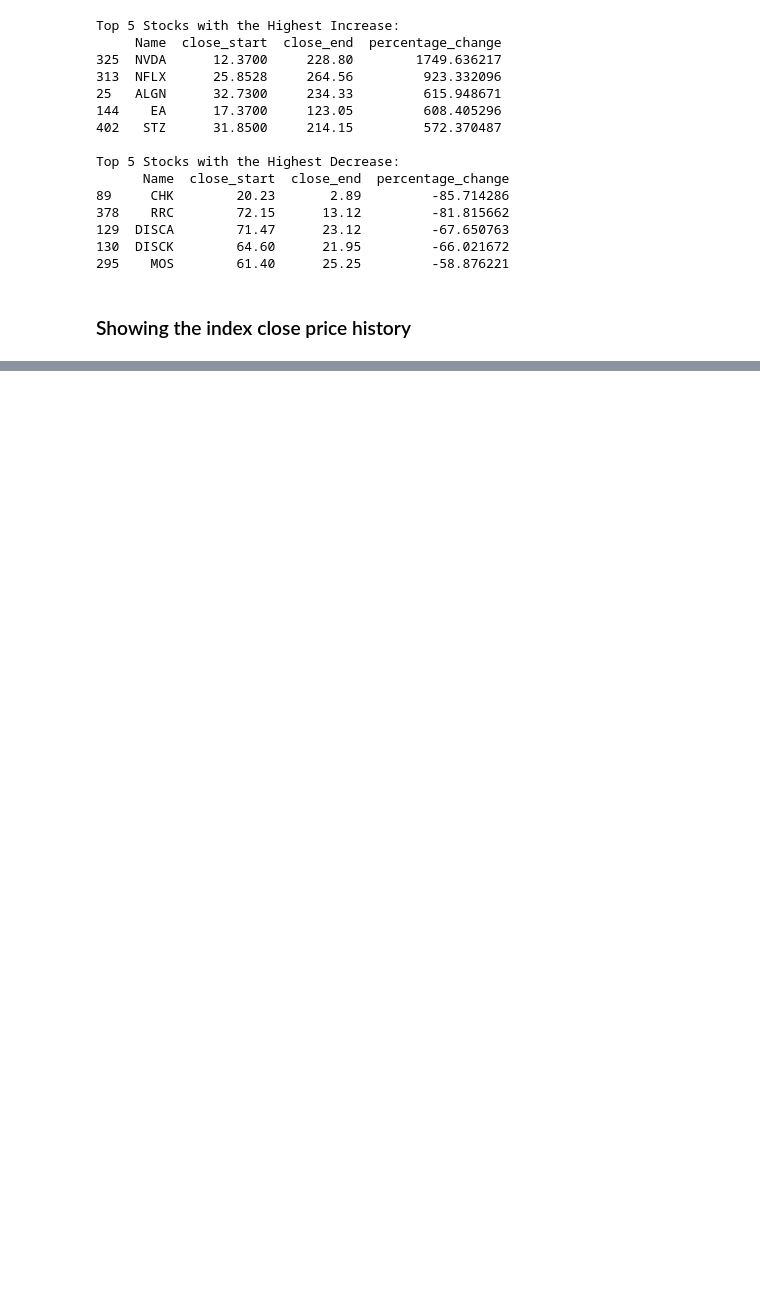
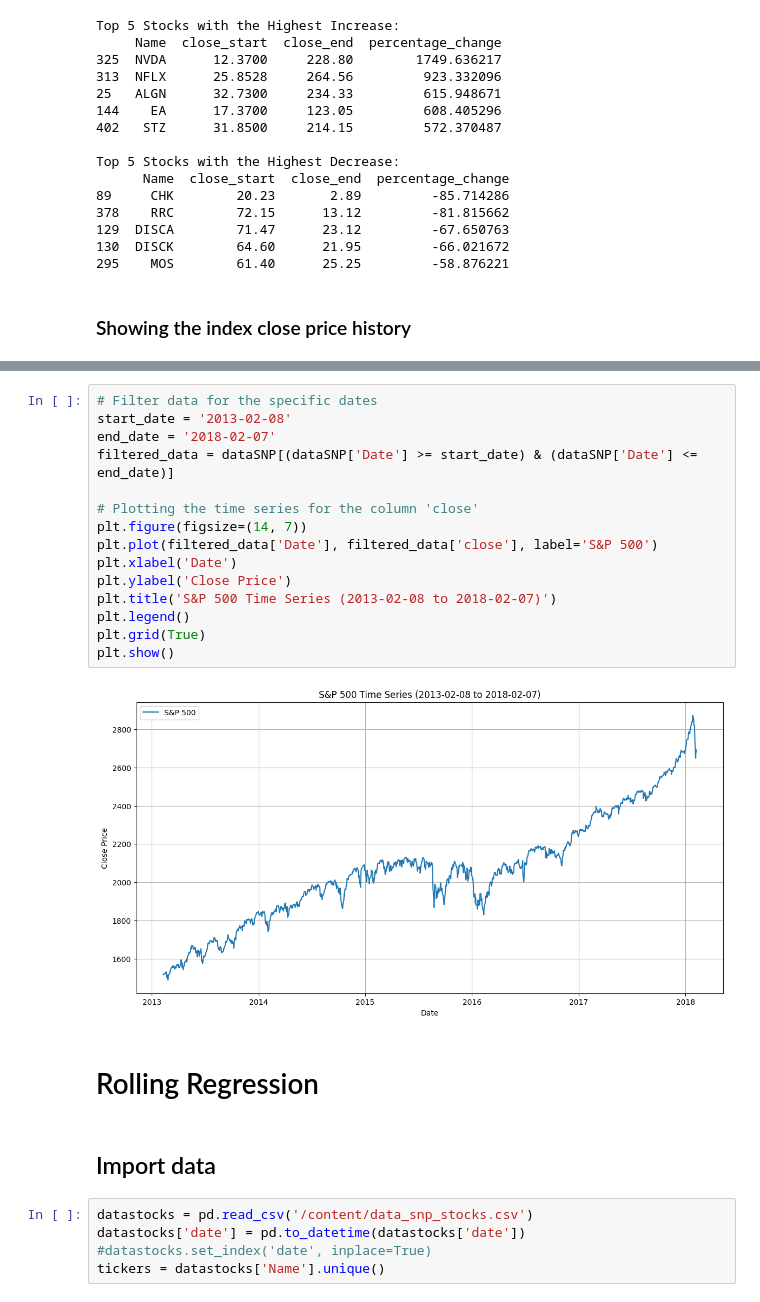
Before and after one commit to biaspyunimib/unimib_ds, a Jupyter notebook: FMA/Main Notebook.ipynb, the cells around one changed output, grey strips where cells are left out. Drawn from its saved outputs; the diff is of its cells as text; blank space fills up the shorter version.

```diff
--- a/FMA/Main Notebook.ipynb
+++ b/FMA/Main Notebook.ipynb
@@ -183,0 +121,26 @@ ValueError: Length of values (1258) does not match length of index (1259)
+# %%
+# Filter data for the specific dates
+start_date = '2013-02-08'
+end_date = '2018-02-07'
+filtered_data = dataSNP[(dataSNP['Date'] >= start_date) & (dataSNP['Date'] <= end_date)]
+
+# Plotting the time series for the column 'close'
+plt.figure(figsize=(14, 7))
+plt.plot(filtered_data['Date'], filtered_data['close'], label='S&P 500')
+plt.xlabel('Date')
+plt.ylabel('Close Price')
+plt.title('S&P 500 Time Series (2013-02-08 to 2018-02-07)')
+plt.legend()
+plt.grid(True)
+plt.show()
+# %% [output]
+[figure, added]
+# %% [markdown]
+# Rolling Regression
+# %% [markdown]
+## Import data
+# %%
+datastocks = pd.read_csv('/content/data_snp_stocks.csv')
+datastocks['date'] = pd.to_datetime(datastocks['date'])
+#datastocks.set_index('date', inplace=True)
+tickers = datastocks['Name'].unique()
```
Also changed, not shown: parts of 119 cells of this notebook, 1 other file.
